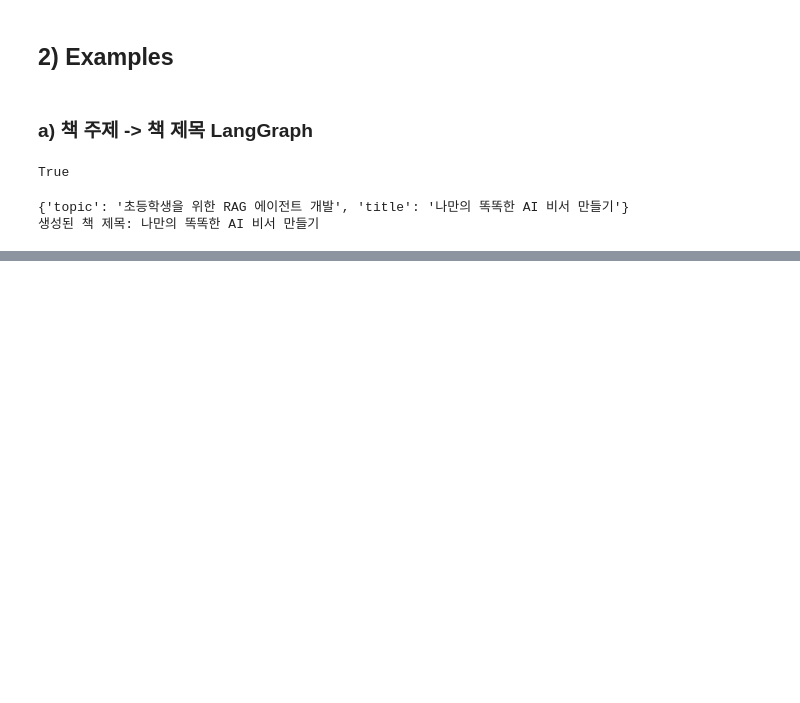
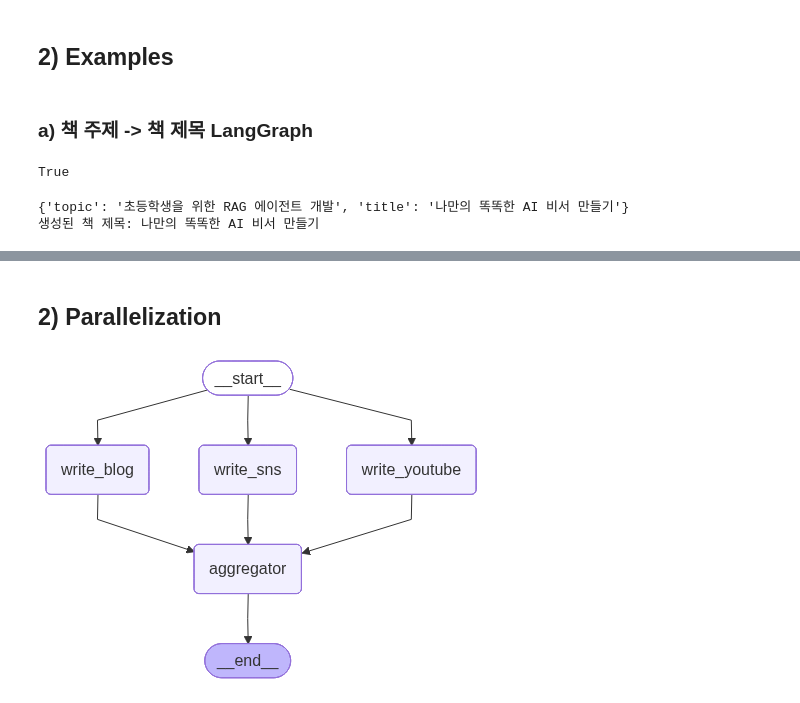
Before and after one commit to hanvv3/potenup3-04_Agent, a Jupyter notebook: 09_LangGraph.ipynb, the cells around one changed output, grey strips where cells are left out. Saved outputs shown, nothing was run; the diff lists cells and outputs as text; code cells hidden in the pictures; blank space fills up the shorter version.

```diff
--- a/09_LangGraph.ipynb
+++ b/09_LangGraph.ipynb
@@ -162,0 +315,12 @@ print("생성된 책 제목:", result["title"])
+# %%
+# 9. 실행
+result = graph.invoke(
+    {
+        'messages': [
+            HumanMessage(content="3과 5를 더하고, 그 결과에 10을 곱해줘.")
+        ]
+    }
+)
+
+result
+print(f"{result['messages'][-1].content}")
@@ -162,0 +332,2 @@ print("생성된 책 제목:", result["title"])
+# %% [markdown]
+## 2) Parallelization
@@ -162,0 +338,10 @@ print("생성된 책 제목:", result["title"])
+# %%
+model = init_chat_model('openai:gpt-5.4-nano')
+# %%
+# 1. State 정의
+class WriterState(TypedDict):
+    topic: str
+    sns: str
+    youtube: str
+    blog: str
+    final_report: str
@@ -162,0 +410,22 @@ print("생성된 책 제목:", result["title"])
+# %%
+graph_builder = StateGraph(WriterState)
+
+graph_builder.add_node('write_sns', write_sns_node)
+graph_builder.add_node('write_youtube', write_youtube_node)
+graph_builder.add_node('write_blog', write_blog_node)
+graph_builder.add_node('aggregator', aggregator)
+
+graph_builder.add_edge(START, 'write_sns')
+graph_builder.add_edge(START, 'write_youtube')
+graph_builder.add_edge(START, 'write_blog')
+
+graph_builder.add_edge('write_sns', 'aggregator')
+graph_builder.add_edge('write_youtube', 'aggregator')
+graph_builder.add_edge('write_blog', 'aggregator')
+
+graph_builder.add_edge('aggregator', END)
+
+graph = graph_builder.compile()
+graph
+# %% [output]
+[figure, added]
```
Also changed, not shown: parts of 26 cells of this notebook.
